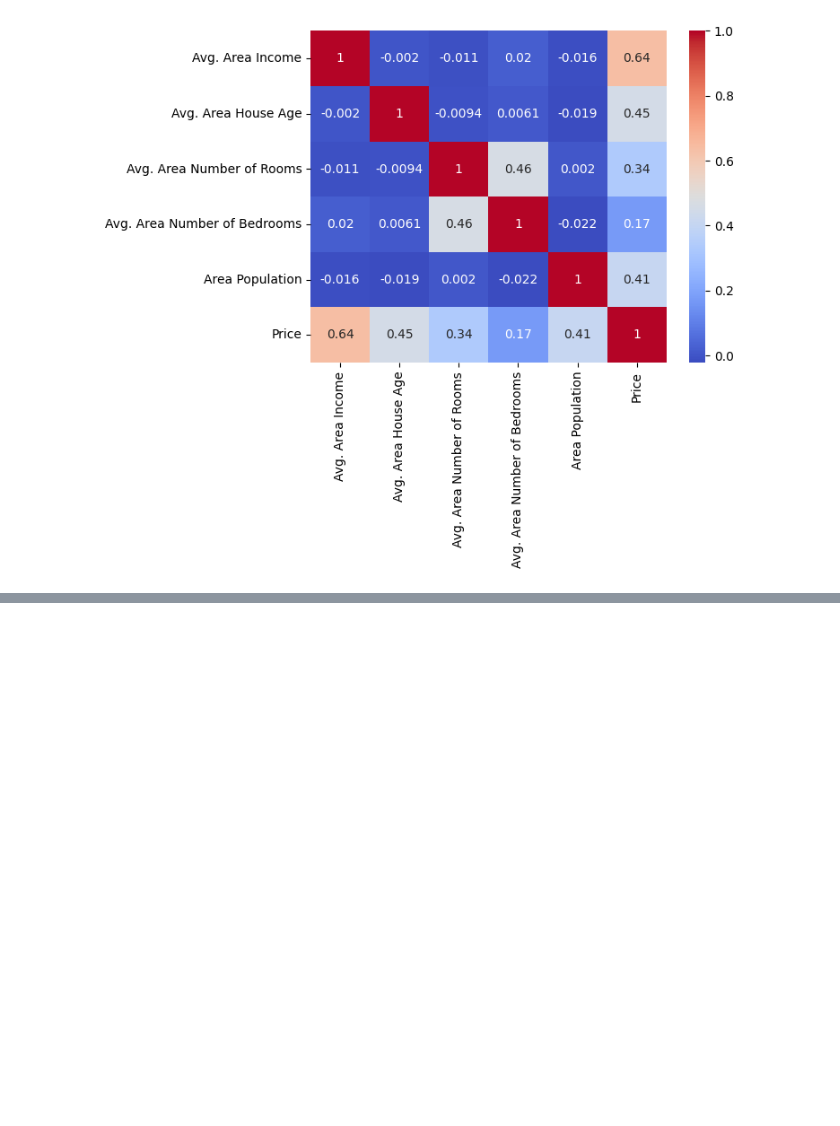
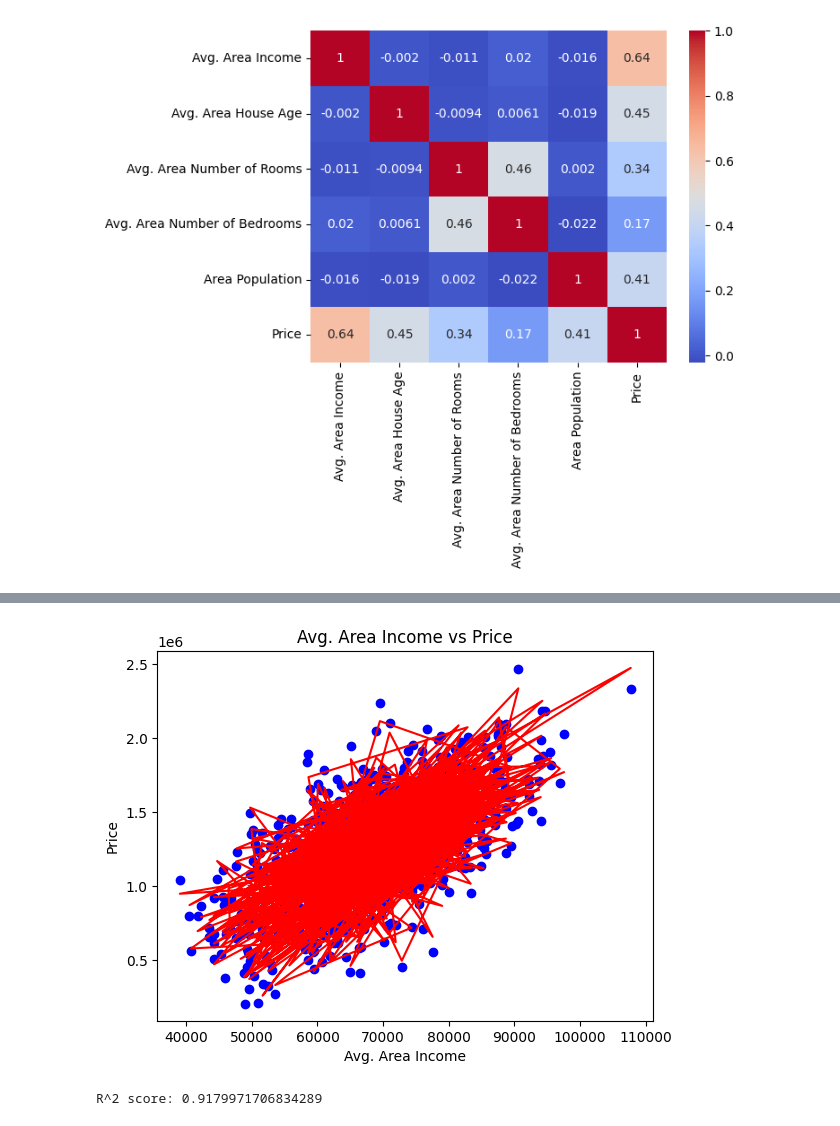
Before and after one commit to 2303a51026/AIML-2025, a Jupyter notebook: LAB04_AIML.ipynb, the cells around one changed output, grey strips where cells are left out. Saved outputs shown, nothing was run; the diff lists cells and outputs as text; code cells hidden in the pictures; blank space fills up the shorter version.

```diff
--- a/LAB04_AIML.ipynb
+++ b/LAB04_AIML.ipynb
@@ -71,3 +71,9 @@ plt.show()
 # %%
 X = df[['Avg. Area Income', 'Avg. Area House Age', 'Avg. Area Number of Rooms', 'Avg. Area Number of Bedrooms', 'Area Population']]
 Y = df['Price']
+# %%
+X_train, X_test, Y_train, Y_test = train_test_split(X, Y, test_size=0.2, random_state=42)
+# %%
+model = LinearRegression()
+# %%
+model.fit(X_train, Y_train)
@@ -73,0 +115,14 @@ Y = df['Price']
+# %%
+plt.scatter(X_test['Avg. Area Income'], Y_test, color='blue')
+plt.plot(X_test['Avg. Area Income'], model.predict(X_test), color='red')
+plt.title('Avg. Area Income vs Price')
+plt.xlabel('Avg. Area Income')
+plt.ylabel('Price')
+plt.show()
+# %% [output]
+[figure, added]
+# %%
+r2_score = metrics.r2_score(Y_test, model.predict(X_test))
+print(f"R^2 score: {r2_score}")
+# %% [output]
+R^2 score: 0.9179971706834289
```
Also changed, not shown: parts of 10 cells of this notebook.
